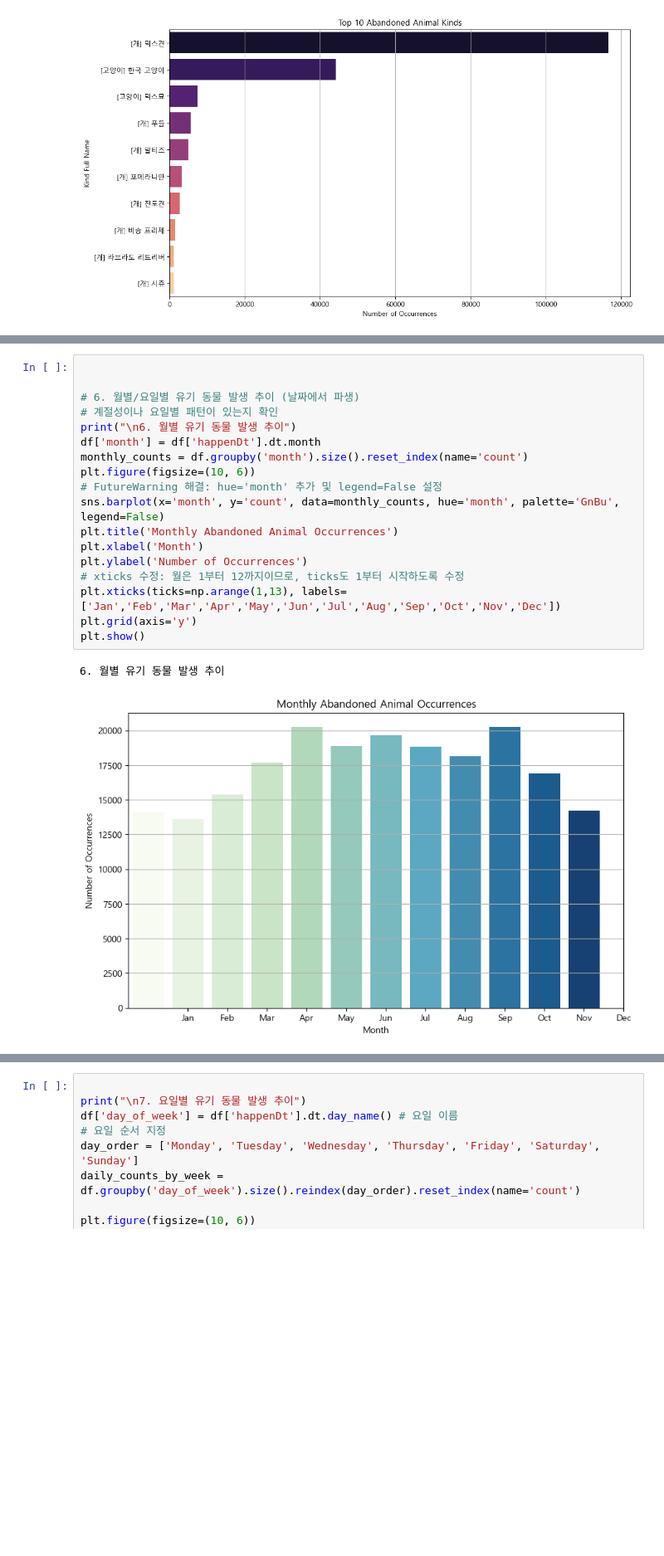
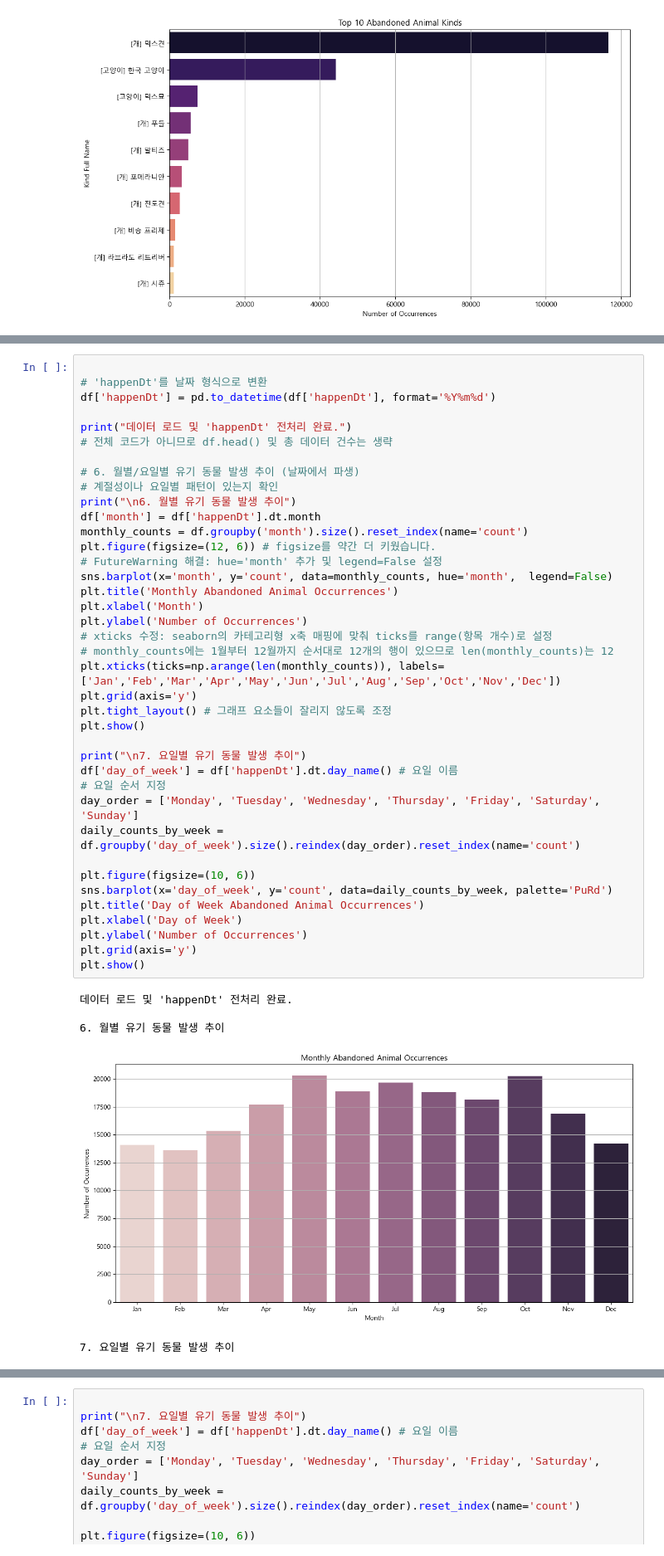
Before and after one commit to cooperear/SK_Shielders_4th_rookie_1st_Team_Project, a Jupyter notebook: Using_AbandomedAnimals_example.ipynb, the cells around one changed output, grey strips where cells are left out. Shown at 83% size. Drawn from its saved outputs; the diff is of its cells as text; blank space fills up the shorter version.

```diff
--- a/Using_AbandomedAnimals_example.ipynb
+++ b/Using_AbandomedAnimals_example.ipynb
@@ -301,21 +313,45 @@ plt.show()
 # %%
 
+# 'happenDt'를 날짜 형식으로 변환
+df['happenDt'] = pd.to_datetime(df['happenDt'], format='%Y%m%d')
+
+print("데이터 로드 및 'happenDt' 전처리 완료.")
+# 전체 코드가 아니므로 df.head() 및 총 데이터 건수는 생략
 
 # 6. 월별/요일별 유기 동물 발생 추이 (날짜에서 파생)
 # 계절성이나 요일별 패턴이 있는지 확인
 print("\n6. 월별 유기 동물 발생 추이")
 df['month'] = df['happenDt'].dt.month
 monthly_counts = df.groupby('month').size().reset_index(name='count')
-plt.figure(figsize=(10, 6))
+plt.figure(figsize=(12, 6)) # figsize를 약간 더 키웠습니다.
 # FutureWarning 해결: hue='month' 추가 및 legend=False 설정
-sns.barplot(x='month', y='count', data=monthly_counts, hue='month', palette='GnBu', legend=False)
+sns.barplot(x='month', y='count', data=monthly_counts, hue='month',  legend=False)
 plt.title('Monthly Abandoned Animal Occurrences')
 plt.xlabel('Month')
 plt.ylabel('Number of Occurrences')
-# xticks 수정: 월은 1부터 12까지이므로, ticks도 1부터 시작하도록 수정
-plt.xticks(ticks=np.arange(1,13), labels=['Jan','Feb','Mar','Apr','May','Jun','Jul','Aug','Sep','Oct','Nov','Dec'])
+# xticks 수정: seaborn의 카테고리형 x축 매핑에 맞춰 ticks를 range(항목 개수)로 설정
+# monthly_counts에는 1월부터 12월까지 순서대로 12개의 행이 있으므로 len(monthly_counts)는 12
+plt.xticks(ticks=np.arange(len(monthly_counts)), labels=['Jan','Feb','Mar','Apr','May','Jun','Jul','Aug','Sep','Oct','Nov','Dec'])
+plt.grid(axis='y')
+plt.tight_layout() # 그래프 요소들이 잘리지 않도록 조정
+plt.show()
+
+print("\n7. 요일별 유기 동물 발생 추이")
+df['day_of_week'] = df['happenDt'].dt.day_name() # 요일 이름
+# 요일 순서 지정
+day_order = ['Monday', 'Tuesday', 'Wednesday', 'Thursday', 'Friday', 'Saturday', 'Sunday']
+daily_counts_by_week = df.groupby('day_of_week').size().reindex(day_order).reset_index(name='count')
+
+plt.figure(figsize=(10, 6))
+sns.barplot(x='day_of_week', y='count', data=daily_counts_by_week, palette='PuRd')
+plt.title('Day of Week Abandoned Animal Occurrences')
+plt.xlabel('Day of Week')
+plt.ylabel('Number of Occurrences')
 plt.grid(axis='y')
 plt.show()
 # %% [output]
+데이터 로드 및 'happenDt' 전처리 완료.
+
 6. 월별 유기 동물 발생 추이
-[figure, old version]
+[figure, new version]
+7. 요일별 유기 동물 발생 추이
```
Also changed, not shown: parts of 3 cells of this notebook.
